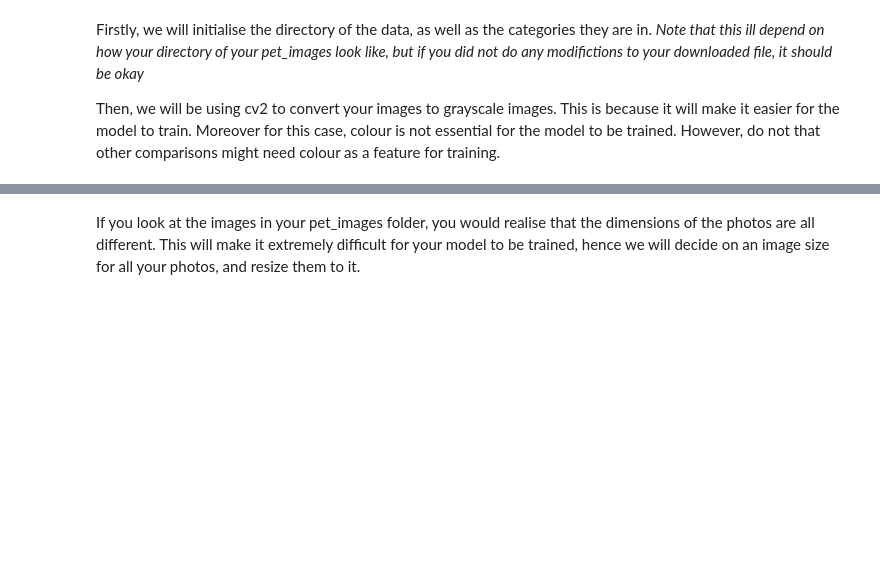
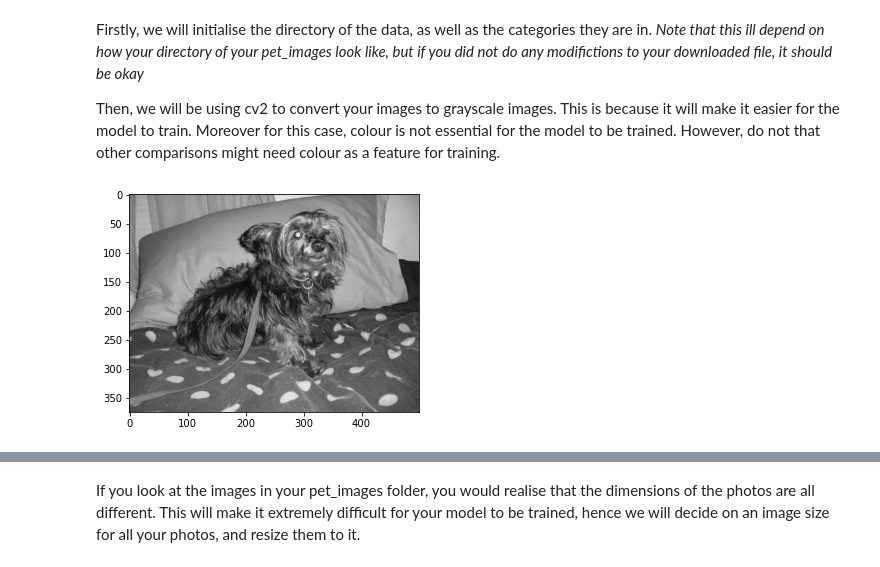
Before and after one commit to saltedpotato/intro-to-tensorflow-and-keras, a Jupyter notebook: Lesson2-loading-your-own-data.ipynb, the cells around one changed output, grey strips where cells are left out. Cells and saved outputs as stored; diff of their text form; code cells hidden in the pictures; blank space fills up the shorter version.

```diff
--- a/Lesson2-loading-your-own-data.ipynb
+++ b/Lesson2-loading-your-own-data.ipynb
@@ -25,17 +25,19 @@ Firstly, we will initialise the directory of the data, as well as the categories
 
 Then, we will be using cv2 to convert your images to grayscale images. This is because it will make it easier for the model to train. Moreover for this case, colour is not essential for the model to be trained. However, do not that other comparisons might need colour as a feature for training.
 # %%
-DATADIR = "Cat_Dog_data"
+DATADIR = "PetImages"
 CATEGORIES = ["Dog", "Cat"]
 
 for category in CATEGORIES:
     path = os.path.join(DATADIR, category)
     for img in os.listdir(path):
         #input images into an array and convert images to gray-scale
-        img_array = cv2.imread(os.path.join(path, img), cv2.IIMREAD_GRAYSCALE)
+        img_array = cv2.imread(os.path.join(path, img), cv2.IMREAD_GRAYSCALE)
         plt.imshow(img_array, cmap = "gray")
         break
     break
+# %% [output]
+[figure, added]
 # %%
 #take note of how the array changes with/without the grayscale
 print(img_array)
```
Also changed, not shown: parts of 12 cells of this notebook, 2 other files.
